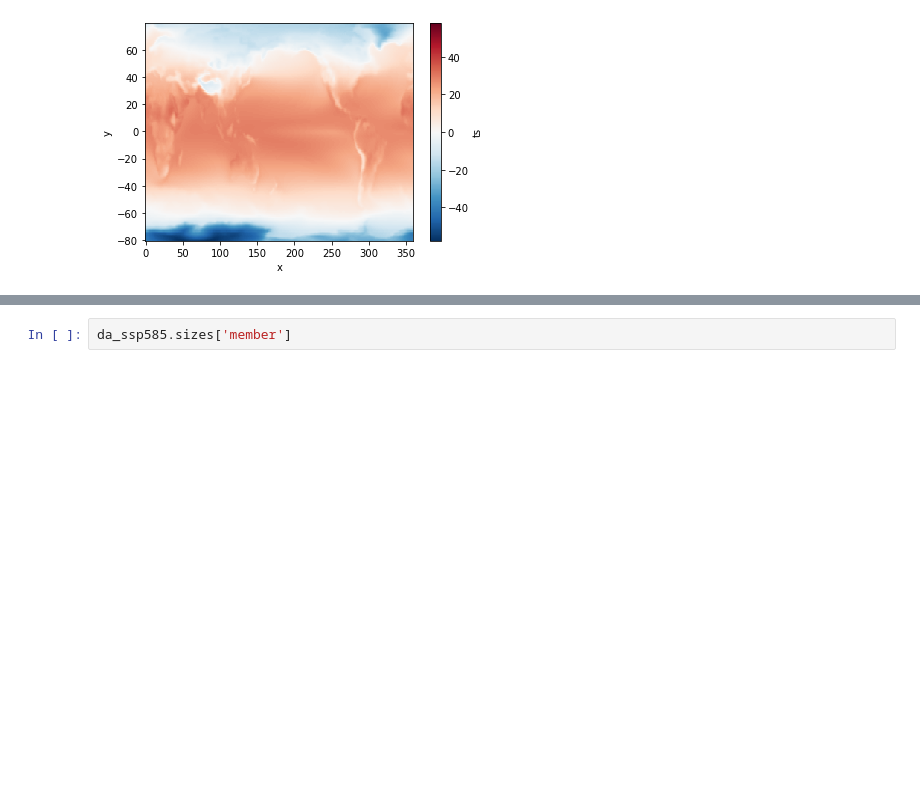
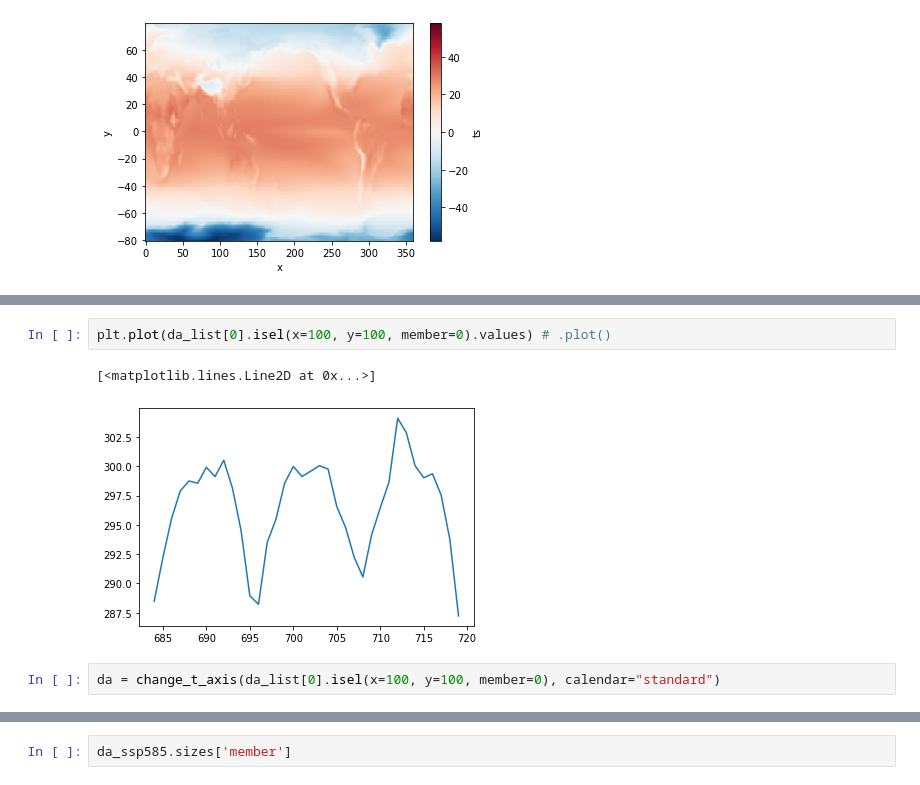
Before and after one commit to sdat2/seager19, a Jupyter notebook: notebooks/pangeo/cmip6_mmm.ipynb, the cells around one changed output, grey strips where cells are left out. Saved outputs shown, nothing was run; the diff lists cells and outputs as text; blank space fills up the shorter version.

```diff
--- a/notebooks/pangeo/cmip6_mmm.ipynb
+++ b/notebooks/pangeo/cmip6_mmm.ipynb
@@ -740,0 +820,7 @@ NameError: name 'da_list' is not defined
+# %%
+plt.plot(da_list[0].isel(x=100, y=100, member=0).values) # .plot()
+# %% [output]
+[<matplotlib.lines.Line2D at 0x...>]
+[figure, added]
+# %%
+da = change_t_axis(da_list[0].isel(x=100, y=100, member=0), calendar="standard")
```
Also changed, not shown: parts of 14 cells of this notebook.
